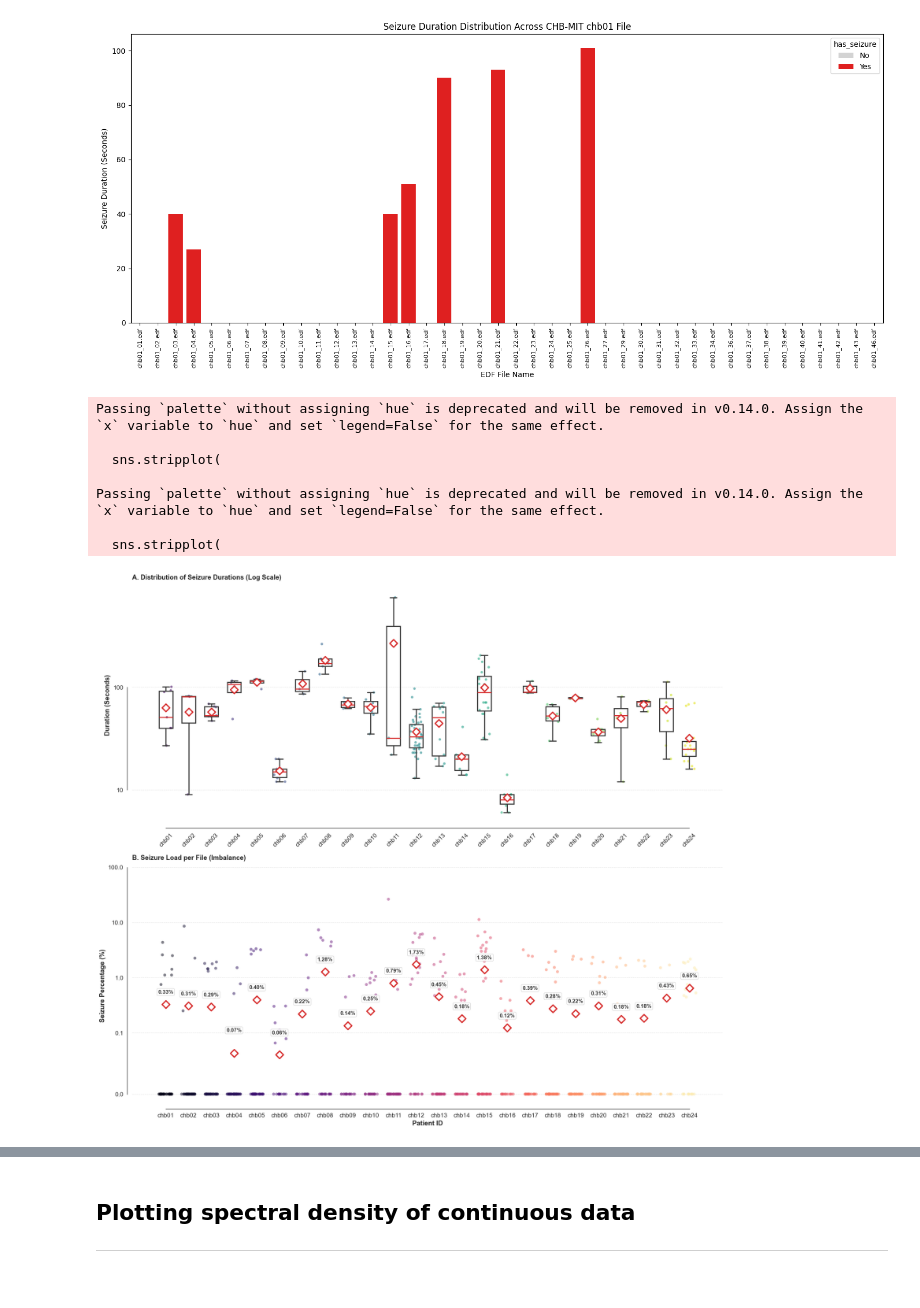
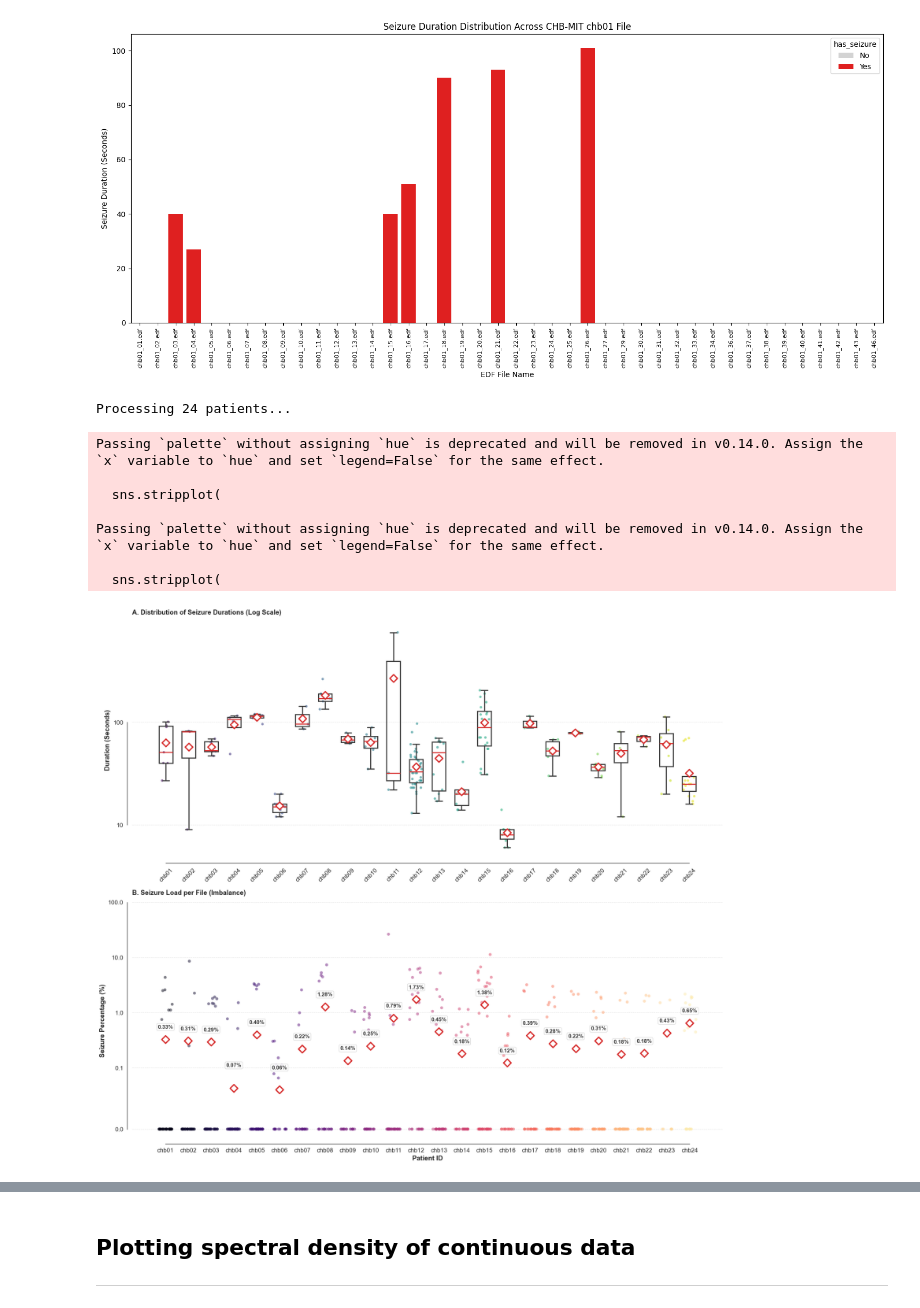
Before and after one commit to denizyennerr/Tez, a Jupyter notebook: notebooks/analysis.ipynb, the cells around one changed output, grey strips where cells are left out. Saved outputs shown, nothing was run; the diff lists cells and outputs as text; code cells hidden in the pictures.

```diff
--- a/notebooks/analysis.ipynb
+++ b/notebooks/analysis.ipynb
@@ -303,10 +304,58 @@ from matplotlib.ticker import ScalarFormatter
 # ---------------------------------------------------------
 # 1. SETUP AND DATA LOADING (Keep your existing loading code)
 # ---------------------------------------------------------
-# ... (Paste your existing PART 1 code here) ...
-# Ensure you have 'data_durations' and 'data_percentages' populated
-# ---------------------------------------------------------
+base_dir = 'C:\\Users\\gorse\\OneDrive - TUNI.fi\\Desktop\\Tez\\uvtez\\data\\chb-mit\\'
 
+patient_dirs = sorted([d for d in os.listdir(base_dir)
+                       if os.path.isdir(os.path.join(base_dir, d)) and d.startswith('chb')])
+
+data_durations = []
+data_percentages = []
+
+print(f"Processing {len(patient_dirs)} patients...")
+
+for patient_id in patient_dirs:
+    patient_dir = os.path.join(base_dir, patient_id)
+    summary_file = os.path.join(patient_dir, f"{patient_id}-summary.txt")
+
+    try:
+        # Assuming parse_summary_text is defined in your environment
+        file_seizures = parse_summary_text(summary_file)
+    except Exception:
+        continue
+
+    edf_files = sorted([f for f in os.listdir(patient_dir) if f.endswith('.edf')])
+
+    for edf_filename in edf_files:
+        edf_path = os.path.join(patient_dir, edf_filename)
+
+        try:
+            # Read EDF header
+            raw = mne.io.read_raw_edf(edf_path, preload=False, verbose='error')
+            edf_duration = raw.times[-1]
+
+            file_seizure_dur_total = 0
+
+            # --- COLLECT DATA ---
+            if edf_filename in file_seizures:
+                for start, end in file_seizures[edf_filename]:
+                    duration = end - start
+                    file_seizure_dur_total += duration
+
+                    data_durations.append({
+                        'Patient ID': patient_id,
+                        'Seizure Duration (s)': duration
+                    })
+
+            if edf_duration > 0:
+                pct = (file_seizure_dur_total / edf_duration) * 100
+                data_percentages.append({
+                    'Patient ID': patient_id,
+                    'Seizure Percentage': pct
+                })
+
+        except Exception as e:
+            print(f"  Error {edf_filename}: {e}")
 # ---------------------------------------------------------
 # 2. VISUALIZATION LOGIC
 # ---------------------------------------------------------
@@ -413,38 +462,39 @@ if data_percentages and data_durations:
                 f"{val:.2f}%",
                 ha='center', va='bottom',
                 fontsize=11, fontweight='bold', color='#333',
                 bbox=dict(facecolor='white', alpha=0.9, edgecolor='#ccc', boxstyle='round,pad=0.2')
             )
 
     # 4. SymLog Scale (Crucial for visualizing 0 vs 10%)
     ax2.set_yscale('symlog', linthresh=0.1)
     # linthresh=0.1 means values between 0 and 0.1 are linear, above 0.1 is log.
     # This separates the "0" cluster from the "0.5%" and "25%" points clearly.
 
     # Manual Y-ticks to make the log scale readable
     ax2.set_yticks([0, 0.1, 1, 10, 100])
     ax2.get_yaxis().set_major_formatter(ScalarFormatter())
 
     # 5. Styling
     ax2.set_title('B. Seizure Load per File (Imbalance)', loc='left', fontweight='bold', pad=15)
     ax2.set_ylabel('Seizure Percentage (%)', fontweight='bold')
     ax2.set_xlabel('Patient ID', fontweight='bold')
     ax2.grid(axis='y', linestyle='--', alpha=0.5)
 
     # Rotate X labels nicely
     plt.sca(ax2)
     plt.xticks(rotation=45, ha='right')
 
     # Final Polish
     sns.despine(offset=10, trim=True) # Removes the box border, leaves axes
     plt.tight_layout()
     plt.show()
 # %% [output]
-Passing `palette` without assigning `hue` is deprecated and will be removed in v0.14.0. Assign the `x` variable to `hue` and set `legend=False` for the same effect.
-
-  sns.stripplot(
-
-Passing `palette` without assigning `hue` is deprecated and will be removed in v0.14.0. Assign the `x` variable to `hue` and set `legend=False` for the same effect.
-
-  sns.stripplot(
+Processing 24 patients...
+Passing `palette` without assigning `hue` is deprecated and will be removed in v0.14.0. Assign the `x` variable to `hue` and set `legend=False` for the same effect.
+
+  sns.stripplot(
+
+Passing `palette` without assigning `hue` is deprecated and will be removed in v0.14.0. Assign the `x` variable to `hue` and set `legend=False` for the same effect.
+
+  sns.stripplot(
-[figure, old version]
+[figure, new version]
```
Also changed, not shown: parts of 24 cells of this notebook, 1 other file.
